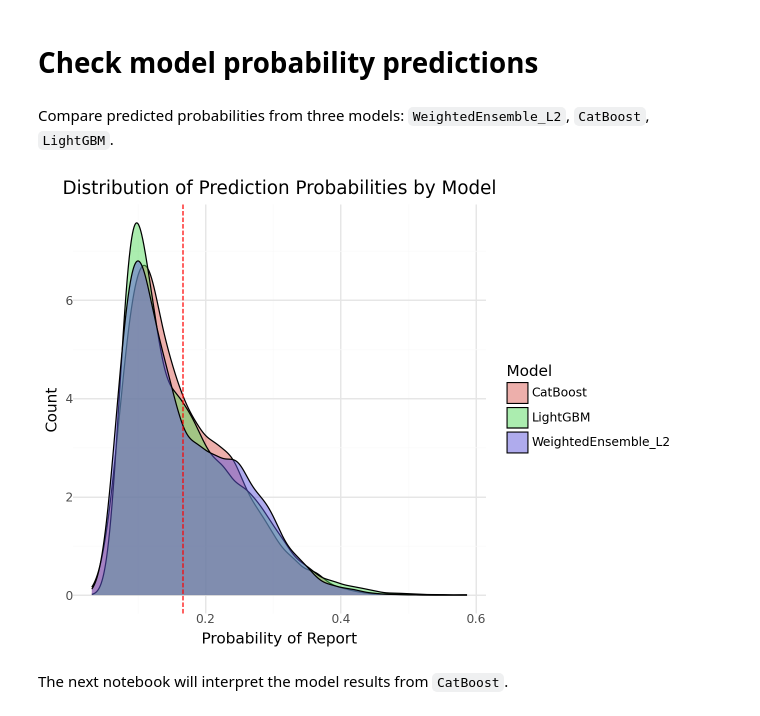
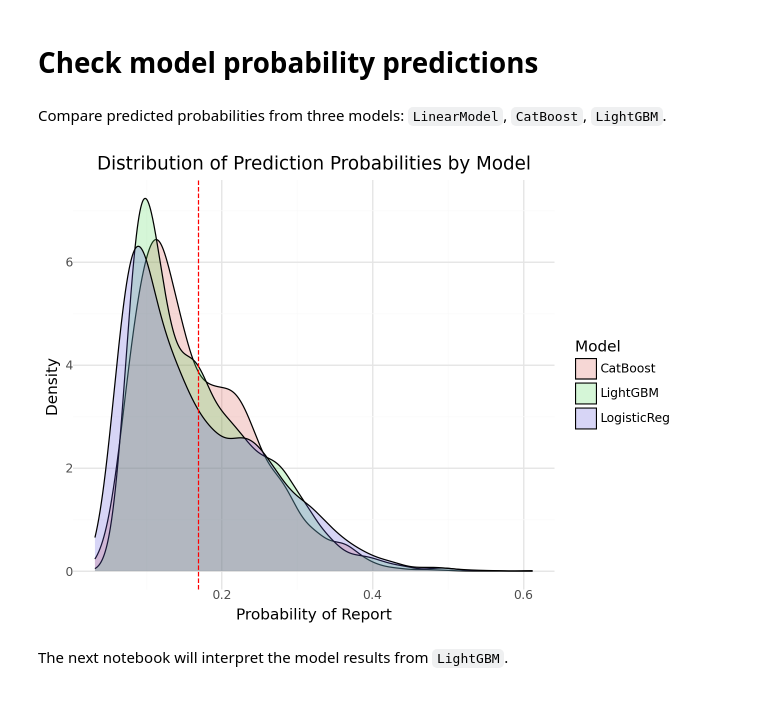
Before and after one commit to crossxwill/repro_SynthAML, a Jupyter notebook: 03_Machine_Learning.ipynb, the cells around one changed output. Drawn from its saved outputs; the diff is of its cells as text; code cells hidden in the pictures.

```diff
--- a/03_Machine_Learning.ipynb
+++ b/03_Machine_Learning.ipynb
@@ -25,10 +25,15 @@ df_train = (df_full_merged
             .copy(deep=True)
             .query("Date >= '2020-01-01' and Date <= '2020-12-31'")
             .reset_index(drop=True))
+# %%
+df_calibration = (df_full_merged
+        .copy(deep=True)
+        .query("Date >= '2021-01-01' and Date <= '2021-06-30'")
+        .reset_index(drop=True))
 # %%
 df_test = (df_full_merged
         .copy(deep=True)
-        .query("Date >= '2021-01-01' and Date <= '2021-12-31'")
+        .query("Date >= '2021-07-01' and Date <= '2021-12-31'")
         .reset_index(drop=True))
 # %% [markdown]
 Check that the report rate is similar between df_train and df_test.
@@ -131,11 +136,15 @@ A decision threshold is needed for metrics like F1, precision, and recall. Set t
 # %%
-training_threshold = (df_train['Outcome']
-                .value_counts(normalize=True)
-                .reset_index()
-                .query("Outcome == 'Report'")
-                ['proportion']
-                .iloc[0]
-                )
+# training_threshold = (df_train['Outcome']
+#                 .value_counts(normalize=True)
+#                 .reset_index()
+#                 .query("Outcome == 'Report'")
+#                 ['proportion']
+#                 .iloc[0]
+#                 )
 
-ag_predictor.set_decision_threshold(np.round(training_threshold,3))
+# ag_predictor.set_decision_threshold(np.round(training_threshold,3))
+
+best_threshold = ag_predictor.calibrate_decision_threshold(df_calibration, metric='f1')
+
+ag_predictor.set_decision_threshold(best_threshold)
 # %% [output]
@@ -203,28 +216,28 @@ display(leaderboard.iloc[:, :10].sort_values('f1', ascending=False))
 # %% [markdown]
 # Check model probability predictions
 # %% [markdown]
-Compare predicted probabilities from three models: `WeightedEnsemble_L2`, `CatBoost`, `LightGBM`.
+Compare predicted probabilities from three models: `LinearModel`, `CatBoost`, `LightGBM`.
 # %%
 # Get prediction probabilities for both models
-ensemble_probs = ag_predictor.predict_proba(df_test, model='WeightedEnsemble_L2')['Report']
+logit_probs = ag_predictor.predict_proba(df_test, model='LinearModel')['Report']
 catboost_probs = ag_predictor.predict_proba(df_test, model='CatBoost')['Report']
 lgbm_probs = ag_predictor.predict_proba(df_test, model='LightGBM')['Report']
 
 # Create a dataframe for plotting
 plot_df = pd.DataFrame({
     'Probability': np.concatenate([ensemble_probs, catboost_probs, lgbm_probs]),
-    'Model': ['WeightedEnsemble_L2'] * len(ensemble_probs) + ['CatBoost'] * len(catboost_probs) + ['LightGBM'] * len(lgbm_probs)
+    'Model': ['LogisticReg'] * len(logit_probs) + ['CatBoost'] * len(catboost_probs) + ['LightGBM'] * len(lgbm_probs)
 })
 # %%
 (p9.ggplot(plot_df, p9.aes(x='Probability', fill='Model'))
-    + p9.geom_density(position='identity', alpha=0.5)
+    + p9.geom_density(position='identity', alpha=0.25)
     + p9.labs(title='Distribution of Prediction Probabilities by Model',
             x='Probability of Report',
-            y='Count')
-    + p9.geom_vline(xintercept=training_threshold, linetype='dashed', color='red')
+            y='Density')
+    + p9.geom_vline(xintercept=best_threshold, linetype='dashed', color='red')
     + p9.theme_minimal()
 )
 # %% [output]
-[figure, old version]
+[figure, new version]
 # %% [markdown]
-The next notebook will interpret the model results from `CatBoost`.
+The next notebook will interpret the model results from `LightGBM`.
```
Also changed, not shown: parts of 9 cells of this notebook, 5 other files.
